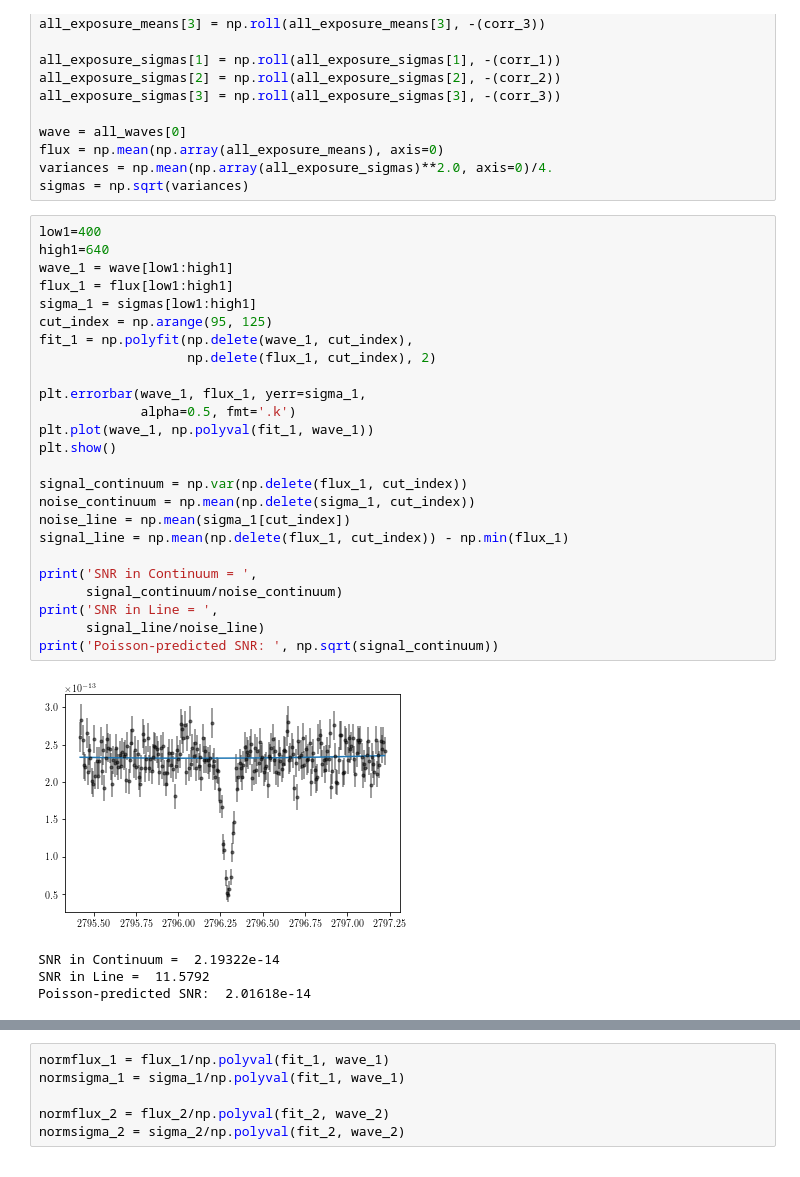
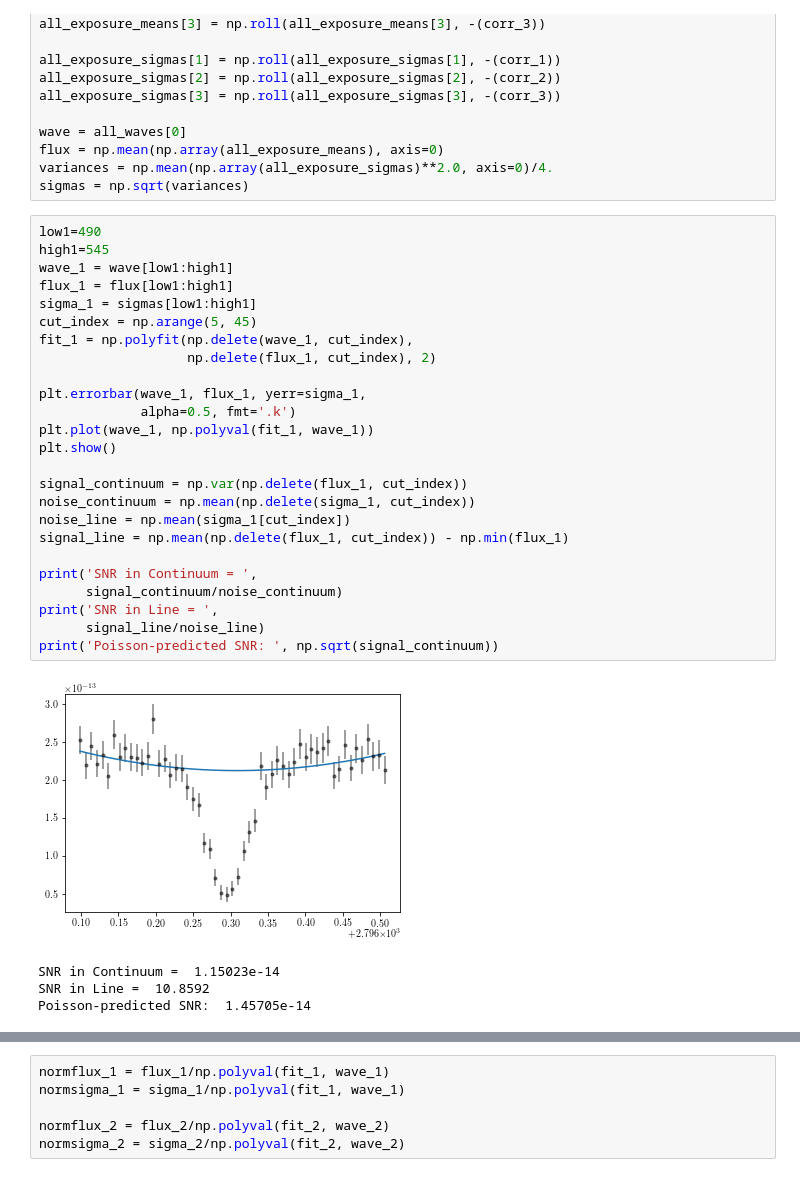
Before and after one commit to gmduvvuri/astr5550, a Jupyter notebook: homework/project_2/project2_gmduvvuri.ipynb, the cells around one changed output, grey strips where cells are left out. Saved outputs shown, nothing was run; the diff lists cells and outputs as text.

```diff
--- a/homework/project_2/project2_gmduvvuri.ipynb
+++ b/homework/project_2/project2_gmduvvuri.ipynb
@@ -47,33 +49,33 @@ flux = np.mean(np.array(all_exposure_means), axis=0)
 variances = np.mean(np.array(all_exposure_sigmas)**2.0, axis=0)/4.
 sigmas = np.sqrt(variances)
 # %%
-low1=400
-high1=640
+low1=490
+high1=545
 wave_1 = wave[low1:high1]
 flux_1 = flux[low1:high1]
 sigma_1 = sigmas[low1:high1]
-cut_index = np.arange(95, 125)
+cut_index = np.arange(5, 45)
 fit_1 = np.polyfit(np.delete(wave_1, cut_index),
                    np.delete(flux_1, cut_index), 2)
 
 plt.errorbar(wave_1, flux_1, yerr=sigma_1,
              alpha=0.5, fmt='.k')
 plt.plot(wave_1, np.polyval(fit_1, wave_1))
 plt.show()
 
 signal_continuum = np.var(np.delete(flux_1, cut_index))
 noise_continuum = np.mean(np.delete(sigma_1, cut_index))
 noise_line = np.mean(sigma_1[cut_index])
 signal_line = np.mean(np.delete(flux_1, cut_index)) - np.min(flux_1)
 
 print('SNR in Continuum = ',
       signal_continuum/noise_continuum)
 print('SNR in Line = ',
       signal_line/noise_line)
 print('Poisson-predicted SNR: ', np.sqrt(signal_continuum))
 # %% [output]
-[figure, old version]
+[figure, new version]
-SNR in Continuum =  2.19322e-14
-SNR in Line =  11.5792
-Poisson-predicted SNR:  2.01618e-14
+SNR in Continuum =  1.15023e-14
+SNR in Line =  10.8592
+Poisson-predicted SNR:  1.45705e-14
 # %%
```
Also changed, not shown: parts of 13 cells of this notebook.
